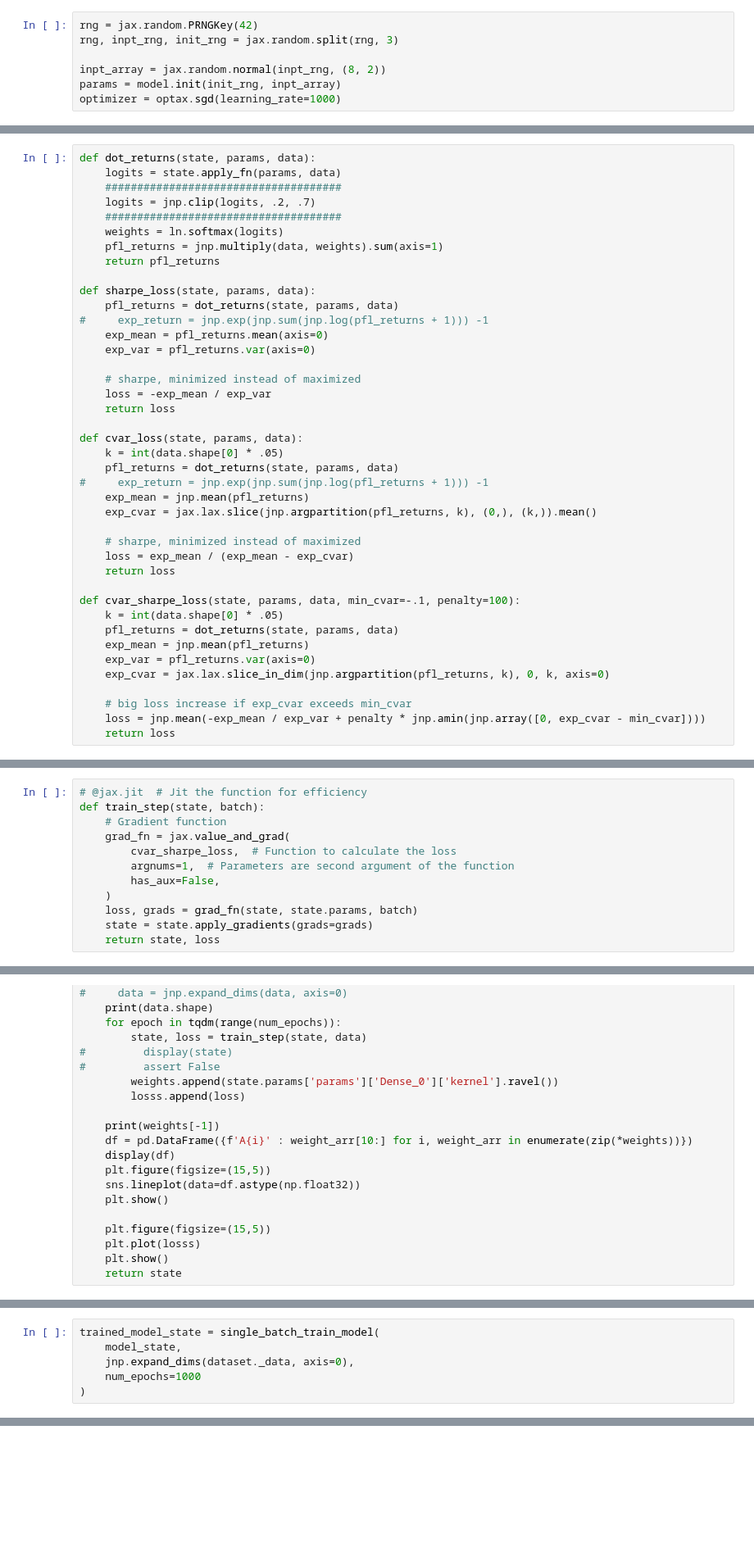
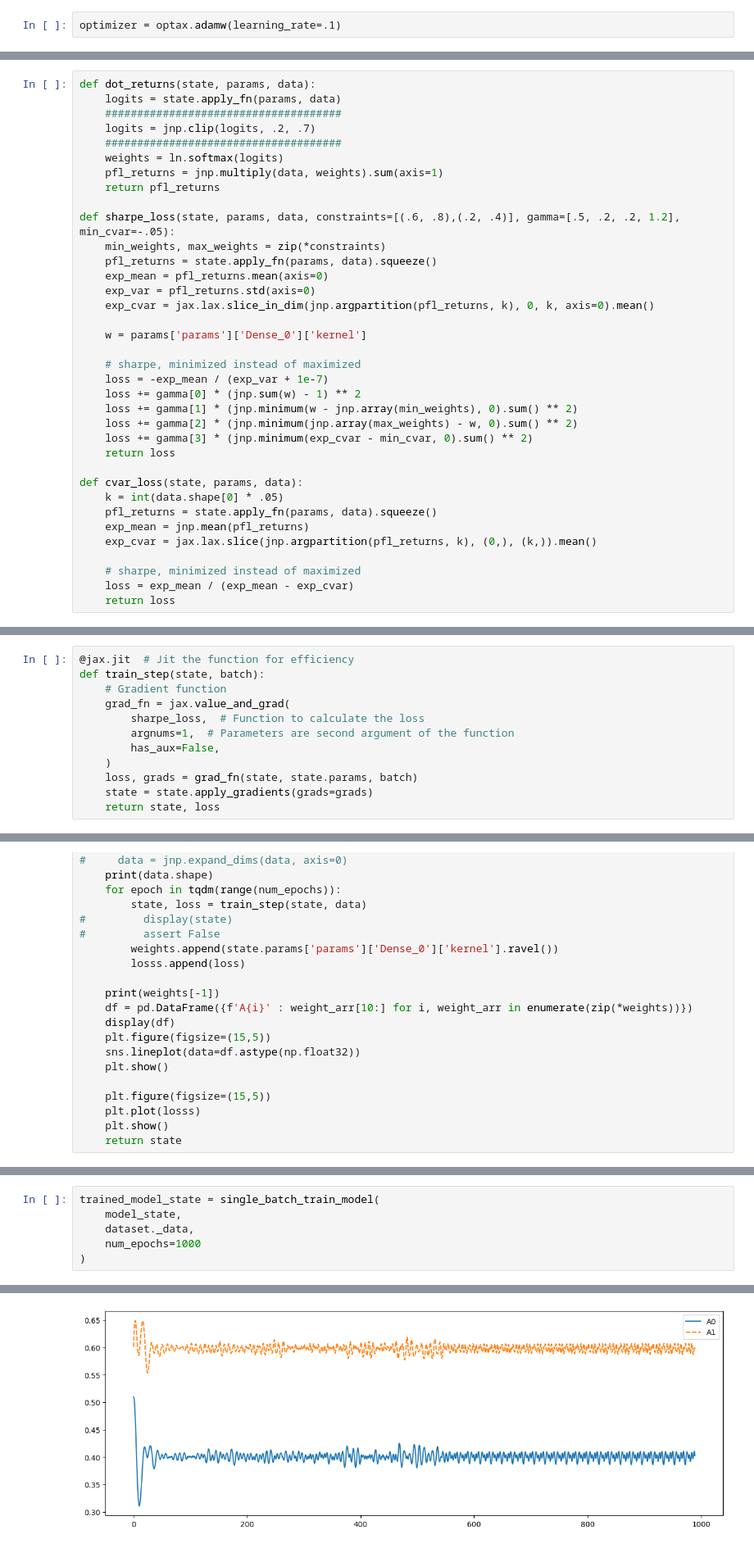
Before and after one commit to ncallahanml/baseline_networks, a Jupyter notebook: PortfolioOptimizer.ipynb, the cells around one changed output, grey strips where cells are left out. Shown at 82% size. Saved outputs shown, nothing was run; the diff lists cells and outputs as text; blank space fills up the shorter version.

Commit message:
adjusted layer weight constraints in loss function

```diff
--- a/PortfolioOptimizer.ipynb
+++ b/PortfolioOptimizer.ipynb
@@ -94,10 +96,5 @@ dataloader = DataLoader(dataset, batch_size=128, shuffle=True, collate_fn=numpy_
 # %%
-rng = jax.random.PRNGKey(42)
-rng, inpt_rng, init_rng = jax.random.split(rng, 3)
-
-inpt_array = jax.random.normal(inpt_rng, (8, 2))
-params = model.init(init_rng, inpt_array)
-optimizer = optax.sgd(learning_rate=1000)
+optimizer = optax.adamw(learning_rate=.1)
 # %%
 model_state = train_state.TrainState.create(
     apply_fn=model.apply,
@@ -114,46 +111,41 @@ def dot_returns(state, params, data):
     pfl_returns = jnp.multiply(data, weights).sum(axis=1)
     return pfl_returns
 
-def sharpe_loss(state, params, data):
-    pfl_returns = dot_returns(state, params, data)
-#     exp_return = jnp.exp(jnp.sum(jnp.log(pfl_returns + 1))) -1
+def sharpe_loss(state, params, data, constraints=[(.6, .8),(.2, .4)], gamma=[.5, .2, .2, 1.2], min_cvar=-.05):
+    min_weights, max_weights = zip(*constraints)
+    pfl_returns = state.apply_fn(params, data).squeeze()
     exp_mean = pfl_returns.mean(axis=0)
-    exp_var = pfl_returns.var(axis=0)
+    exp_var = pfl_returns.std(axis=0)
+    exp_cvar = jax.lax.slice_in_dim(jnp.argpartition(pfl_returns, k), 0, k, axis=0).mean()
+
+    w = params['params']['Dense_0']['kernel']
 
     # sharpe, minimized instead of maximized
-    loss = -exp_mean / exp_var
+    loss = -exp_mean / (exp_var + 1e-7)
+    loss += gamma[0] * (jnp.sum(w) - 1) ** 2
+    loss += gamma[1] * (jnp.minimum(w - jnp.array(min_weights), 0).sum() ** 2)
+    loss += gamma[2] * (jnp.minimum(jnp.array(max_weights) - w, 0).sum() ** 2)
+    loss += gamma[3] * (jnp.minimum(exp_cvar - min_cvar, 0).sum() ** 2)
     return loss
 
 def cvar_loss(state, params, data):
     k = int(data.shape[0] * .05)
-    pfl_returns = dot_returns(state, params, data)
-#     exp_return = jnp.exp(jnp.sum(jnp.log(pfl_returns + 1))) -1
+    pfl_returns = state.apply_fn(params, data).squeeze()
     exp_mean = jnp.mean(pfl_returns)
     exp_cvar = jax.lax.slice(jnp.argpartition(pfl_returns, k), (0,), (k,)).mean()
 
     # sharpe, minimized instead of maximized
     loss = exp_mean / (exp_mean - exp_cvar)
     return loss
-
-def cvar_sharpe_loss(state, params, data, min_cvar=-.1, penalty=100):
-    k = int(data.shape[0] * .05)
-    pfl_returns = dot_returns(state, params, data)
-    exp_mean = jnp.mean(pfl_returns)
-    exp_var = pfl_returns.var(axis=0)
-    exp_cvar = jax.lax.slice_in_dim(jnp.argpartition(pfl_returns, k), 0, k, axis=0)
-
-    # big loss increase if exp_cvar exceeds min_cvar
-    loss = jnp.mean(-exp_mean / exp_var + penalty * jnp.amin(jnp.array([0, exp_cvar - min_cvar])))
-    return loss
 # %%
 # batch = next(iter(data_loader))
 # calculate_loss_acc(model_state, model_state.params, batch)
 # %%
-# @jax.jit  # Jit the function for efficiency
+@jax.jit  # Jit the function for efficiency
 def train_step(state, batch):
     # Gradient function
     grad_fn = jax.value_and_grad(
-        cvar_sharpe_loss,  # Function to calculate the loss
+        sharpe_loss,  # Function to calculate the loss
         argnums=1,  # Parameters are second argument of the function
         has_aux=False,
     )
@@ -215,7 +207,7 @@ display(dataset._data.shape)
 # %%
 trained_model_state = single_batch_train_model(
     model_state,
-    jnp.expand_dims(dataset._data, axis=0),
+    dataset._data,
     num_epochs=1000
 )
 # %% [output]
@@ -223,0 +229 @@ ScopeParamShapeError: Initializer expected to generate shape (2, 2) but got shap
+[figure, added]
```
Also changed, not shown: parts of 8 cells of this notebook.
